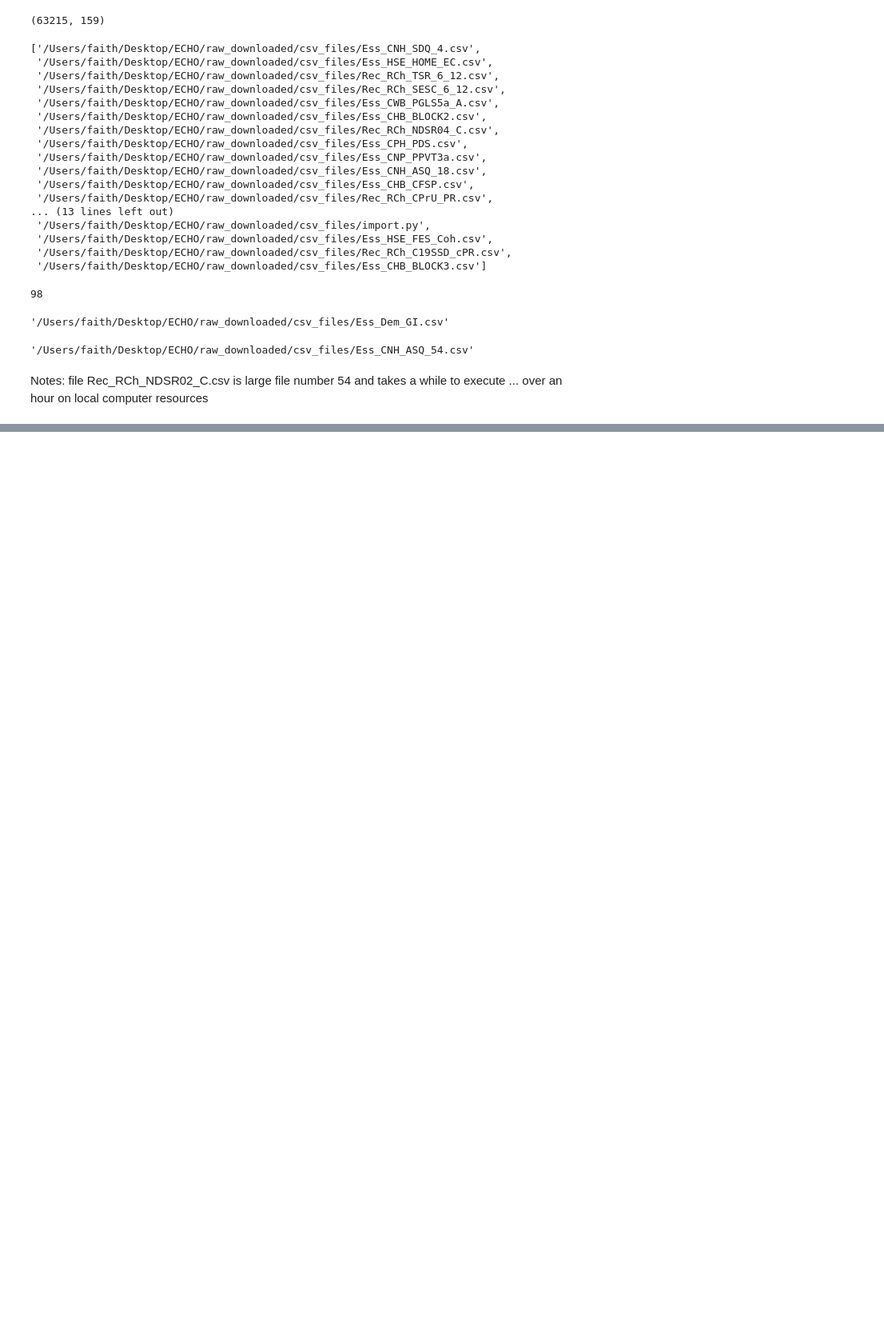
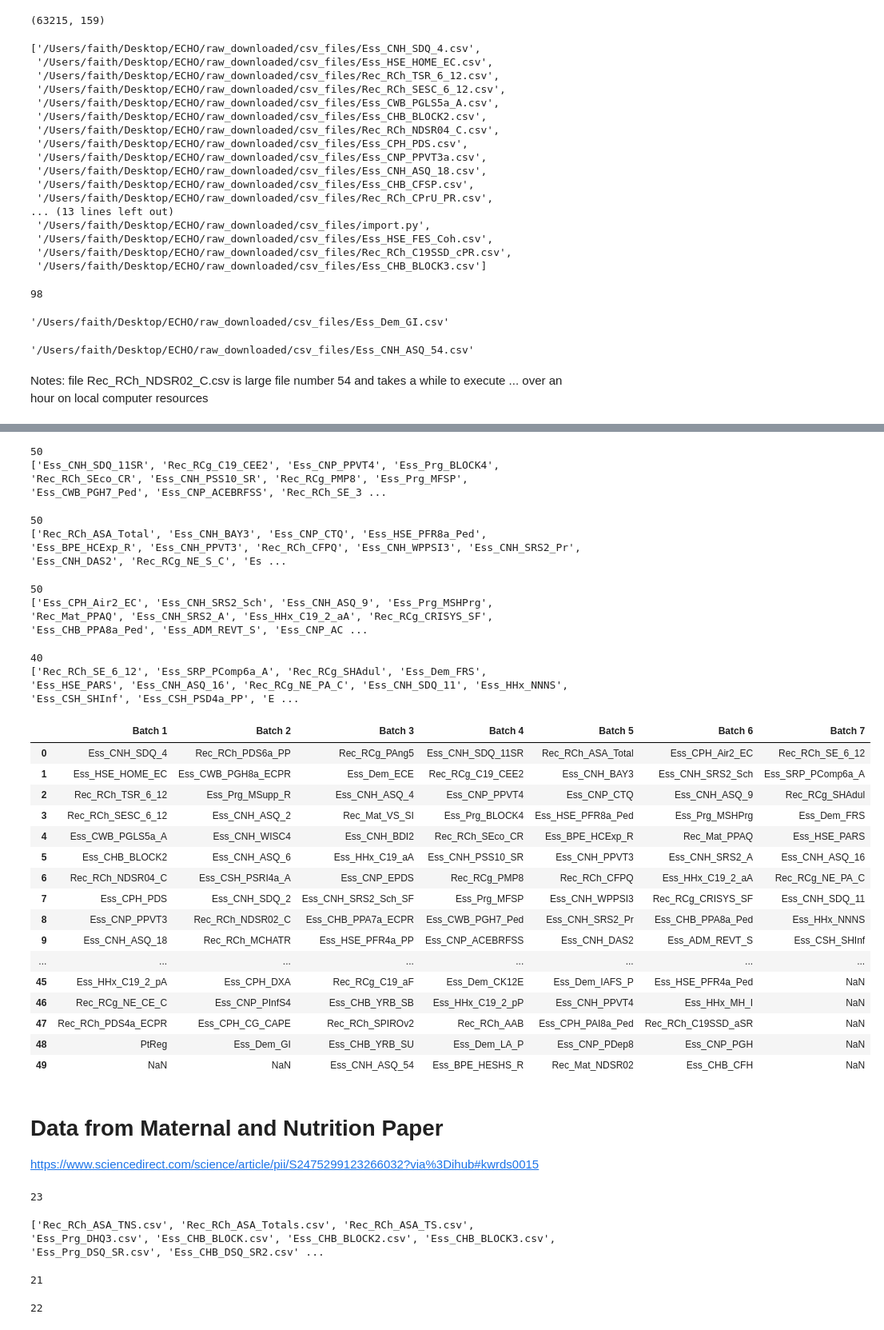
Before and after one commit to faithNassiwa/bch-birthcohort-db, a Jupyter notebook: ECHO/echo_combine.ipynb, the cells around one changed output, grey strips where cells are left out. Shown at 80% size. Cells and saved outputs as stored; diff of their text form; code cells hidden in the pictures; blank space fills up the shorter version.

```diff
--- a/ECHO/echo_combine.ipynb
+++ b/ECHO/echo_combine.ipynb
@@ -146,0 +231,58 @@ Notes:  file Rec_RCh_NDSR02_C.csv is large file number 54 and takes a while to e
+# %%
+batch4 = pd.read_csv('/Users/faith/Desktop/Work/Boston Childrens Hospital/birth-cohort-db/ECHO/data_dump/raw_combined_batches/combined_echo_data_batch_4.csv', low_memory=False)
+batch4_forms = get_form_names(batch4.columns.to_list())
+print(len(batch4_forms))
+print(batch4_forms)
+# %% [output]
+50
+['Ess_CNH_SDQ_11SR', 'Rec_RCg_C19_CEE2', 'Ess_CNP_PPVT4', 'Ess_Prg_BLOCK4', 'Rec_RCh_SEco_CR', 'Ess_CNH_PSS10_SR', 'Rec_RCg_PMP8', 'Ess_Prg_MFSP', 'Ess_CWB_PGH7_Ped', 'Ess_CNP_ACEBRFSS', 'Rec_RCh_SE_3 ...
+# %%
+batch5 = pd.read_csv('/Users/faith/Desktop/Work/Boston Childrens Hospital/birth-cohort-db/ECHO/data_dump/raw_combined_batches/combined_echo_data_batch_5.csv', low_memory=False)
+batch5_forms = get_form_names(batch5.columns.to_list())
+print(len(batch5_forms))
+print(batch5_forms)
+# %% [output]
+50
+['Rec_RCh_ASA_Total', 'Ess_CNH_BAY3', 'Ess_CNP_CTQ', 'Ess_HSE_PFR8a_Ped', 'Ess_BPE_HCExp_R', 'Ess_CNH_PPVT3', 'Rec_RCh_CFPQ', 'Ess_CNH_WPPSI3', 'Ess_CNH_SRS2_Pr', 'Ess_CNH_DAS2', 'Rec_RCg_NE_S_C', 'Es ...
+# %%
+batch6 = pd.read_csv('/Users/faith/Desktop/Work/Boston Childrens Hospital/birth-cohort-db/ECHO/data_dump/raw_combined_batches/combined_echo_data_batch_6.csv', low_memory=False)
+batch6_forms = get_form_names(batch6.columns.to_list())
+print(len(batch6_forms))
+print(batch6_forms)
+# %% [output]
+50
+['Ess_CPH_Air2_EC', 'Ess_CNH_SRS2_Sch', 'Ess_CNH_ASQ_9', 'Ess_Prg_MSHPrg', 'Rec_Mat_PPAQ', 'Ess_CNH_SRS2_A', 'Ess_HHx_C19_2_aA', 'Rec_RCg_CRISYS_SF', 'Ess_CHB_PPA8a_Ped', 'Ess_ADM_REVT_S', 'Ess_CNP_AC ...
+# %%
+batch7 = pd.read_csv('/Users/faith/Desktop/Work/Boston Childrens Hospital/birth-cohort-db/ECHO/data_dump/raw_combined_batches/combined_echo_data_batch_7.csv', low_memory=False)
+batch7_forms = get_form_names(batch7.columns.to_list())
+print(len(batch7_forms))
+print(batch7_forms)
+# %% [output]
+40
+['Rec_RCh_SE_6_12', 'Ess_SRP_PComp6a_A', 'Rec_RCg_SHAdul', 'Ess_Dem_FRS', 'Ess_HSE_PARS', 'Ess_CNH_ASQ_16', 'Rec_RCg_NE_PA_C', 'Ess_CNH_SDQ_11', 'Ess_HHx_NNNS', 'Ess_CSH_SHInf', 'Ess_CSH_PSD4a_PP', 'E ...
+# %%
+batch_dict = {'Batch 1':batch1_forms, 'Batch 2':batch2_forms, 'Batch 3': batch3_forms, 'Batch 4': batch4_forms, 'Batch 5': batch5_forms, 'Batch 6': batch6_forms, 'Batch 7': batch7_forms}
+# %%
+batches_df = pd.DataFrame(dict([(k, pd.Series(v)) for k, v in batch_dict.items()]))
+batches_df
+# %% [output]
+|  | Batch 1 | Batch 2 | Batch 3 | Batch 4 | Batch 5 | Batch 6 | Batch 7 |
+| 0 | Ess_CNH_SDQ_4 | Rec_RCh_PDS6a_PP | Rec_RCg_PAng5 | Ess_CNH_SDQ_11SR | Rec_RCh_ASA_Total | Ess_CPH_Air2_EC | Rec_RCh_SE_6_12 |
+| 1 | Ess_HSE_HOME_EC | Ess_CWB_PGH8a_ECPR | Ess_Dem_ECE | Rec_RCg_C19_CEE2 | Ess_CNH_BAY3 | Ess_CNH_SRS2_Sch | Ess_SRP_PComp6a_A |
+| 2 | Rec_RCh_TSR_6_12 | Ess_Prg_MSupp_R | Ess_CNH_ASQ_4 | Ess_CNP_PPVT4 | Ess_CNP_CTQ | Ess_CNH_ASQ_9 | Rec_RCg_SHAdul |
+| 3 | Rec_RCh_SESC_6_12 | Ess_CNH_ASQ_2 | Rec_Mat_VS_SI | Ess_Prg_BLOCK4 | Ess_HSE_PFR8a_Ped | Ess_Prg_MSHPrg | Ess_Dem_FRS |
+| 4 | Ess_CWB_PGLS5a_A | Ess_CNH_WISC4 | Ess_CNH_BDI2 | Rec_RCh_SEco_CR | Ess_BPE_HCExp_R | Rec_Mat_PPAQ | Ess_HSE_PARS |
+| 5 | Ess_CHB_BLOCK2 | Ess_CNH_ASQ_6 | Ess_HHx_C19_aA | Ess_CNH_PSS10_SR | Ess_CNH_PPVT3 | Ess_CNH_SRS2_A | Ess_CNH_ASQ_16 |
+| 6 | Rec_RCh_NDSR04_C | Ess_CSH_PSRI4a_A | Ess_CNP_EPDS | Rec_RCg_PMP8 | Rec_RCh_CFPQ | Ess_HHx_C19_2_aA | Rec_RCg_NE_PA_C |
+| 7 | Ess_CPH_PDS | Ess_CNH_SDQ_2 | Ess_CNH_SRS2_Sch_SF | Ess_Prg_MFSP | Ess_CNH_WPPSI3 | Rec_RCg_CRISYS_SF | Ess_CNH_SDQ_11 |
+| 8 | Ess_CNP_PPVT3 | Rec_RCh_NDSR02_C | Ess_CHB_PPA7a_ECPR | Ess_CWB_PGH7_Ped | Ess_CNH_SRS2_Pr | Ess_CHB_PPA8a_Ped | Ess_HHx_NNNS |
+| 9 | Ess_CNH_ASQ_18 | Rec_RCh_MCHATR | Ess_HSE_PFR4a_PP | Ess_CNP_ACEBRFSS | Ess_CNH_DAS2 | Ess_ADM_REVT_S | Ess_CSH_SHInf |
+| ... | ... | ... | ... | ... | ... | ... | ... |
+| 45 | Ess_HHx_C19_2_pA | Ess_CPH_DXA | Rec_RCg_C19_aF | Ess_Dem_CK12E | Ess_Dem_IAFS_P | Ess_HSE_PFR4a_Ped | NaN |
+| 46 | Rec_RCg_NE_CE_C | Ess_CNP_PInfS4 | Ess_CHB_YRB_SB | Ess_HHx_C19_2_pP | Ess_CNH_PPVT4 | Ess_HHx_MH_I | NaN |
+| 47 | Rec_RCh_PDS4a_ECPR | Ess_CPH_CG_CAPE | Rec_RCh_SPIROv2 | Rec_RCh_AAB | Ess_CPH_PAI8a_Ped | Rec_RCh_C19SSD_aSR | NaN |
+| 48 | PtReg | Ess_Dem_GI | Ess_CHB_YRB_SU | Ess_Dem_LA_P | Ess_CNP_PDep8 | Ess_CNP_PGH | NaN |
+| 49 | NaN | NaN | Ess_CNH_ASQ_54 | Ess_BPE_HESHS_R | Rec_Mat_NDSR02 | Ess_CHB_CFH | NaN |
+# %% [markdown]
+# Data from Maternal and Nutrition Paper
+https://www.sciencedirect.com/science/article/pii/S2475299123266032?via%3Dihub#kwrds0015
@@ -146,0 +291,10 @@ Notes:  file Rec_RCh_NDSR02_C.csv is large file number 54 and takes a while to e
+# %%
+print(len(forms_list))
+# %% [output]
+23
+# %%
+# Get a list of form csv files
+specific_form_files = [form + '.csv' for form in forms_list]
+print(specific_form_files)
+# %% [output]
+['Rec_RCh_ASA_TNS.csv', 'Rec_RCh_ASA_Totals.csv', 'Rec_RCh_ASA_TS.csv', 'Ess_Prg_DHQ3.csv', 'Ess_CHB_BLOCK.csv', 'Ess_CHB_BLOCK2.csv', 'Ess_CHB_BLOCK3.csv', 'Ess_Prg_DSQ_SR.csv', 'Ess_CHB_DSQ_SR2.csv' ...
@@ -146,0 +305,11 @@ Notes:  file Rec_RCh_NDSR02_C.csv is large file number 54 and takes a while to e
+# %%
+specific_form_file_paths = [os.path.join(forms_directory, file) for file in os.listdir(forms_directory) if file.endswith('.csv') and file in specific_form_files]
+len(specific_form_file_paths)
+# %% [output]
+21
+# %%
+# Add pt_reg file to specific forms files as first file
+specific_form_file_paths.insert(0, PtReg)
+len(specific_form_file_paths)
+# %% [output]
+22
```
Also changed, not shown: parts of 18 cells of this notebook, 3 other files.
